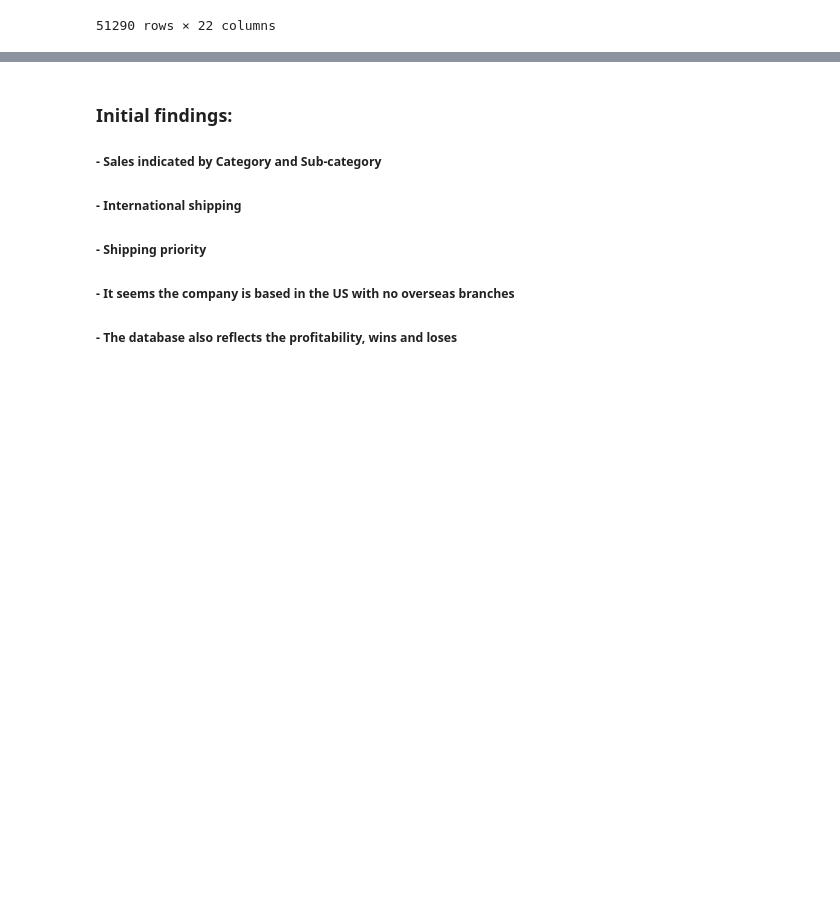
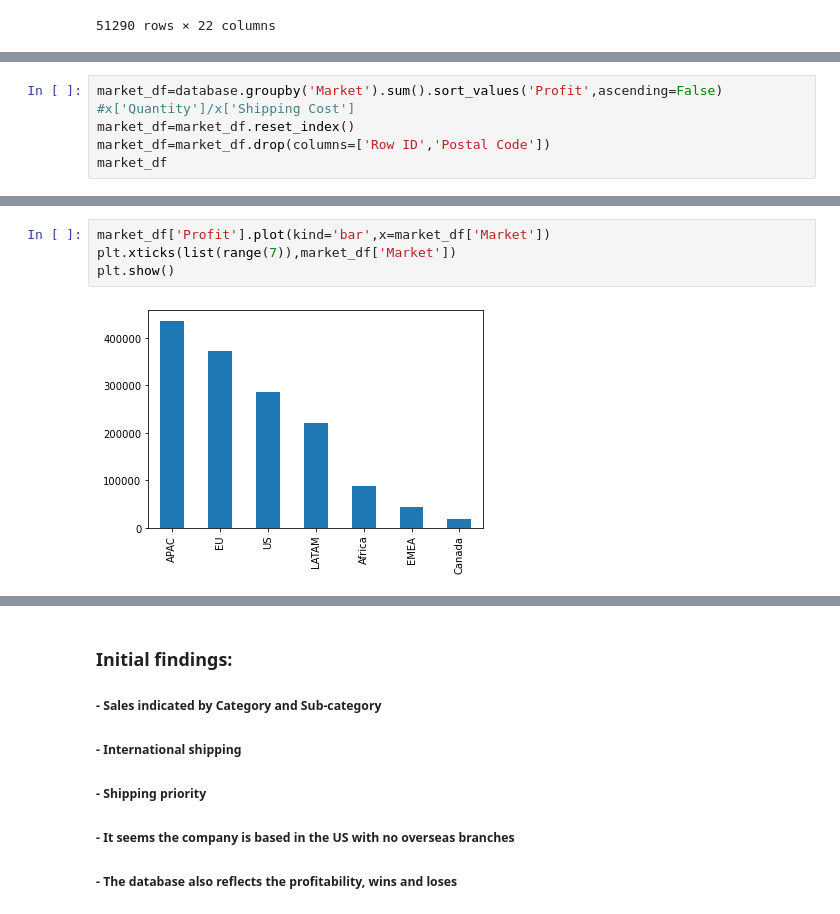
Before and after one commit to GaboRenovation/Bootcamp_final, a Jupyter notebook: database_clean.ipynb, the cells around one changed output, grey strips where cells are left out. Drawn from its saved outputs; the diff is of its cells as text; blank space fills up the shorter version.

```diff
--- a/database_clean.ipynb
+++ b/database_clean.ipynb
@@ -115,0 +211,6 @@ database_cleaned02
+# %%
+market_df=database.groupby('Market').sum().sort_values('Profit',ascending=False)
+#x['Quantity']/x['Shipping Cost']
+market_df=market_df.reset_index()
+market_df=market_df.drop(columns=['Row ID','Postal Code'])
+market_df
@@ -115,0 +226,6 @@ database_cleaned02
+# %%
+market_df['Profit'].plot(kind='bar',x=market_df['Market'])
+plt.xticks(list(range(7)),market_df['Market'])
+plt.show()
+# %% [output]
+[figure, added]
```
Also changed, not shown: parts of 12 cells of this notebook.
